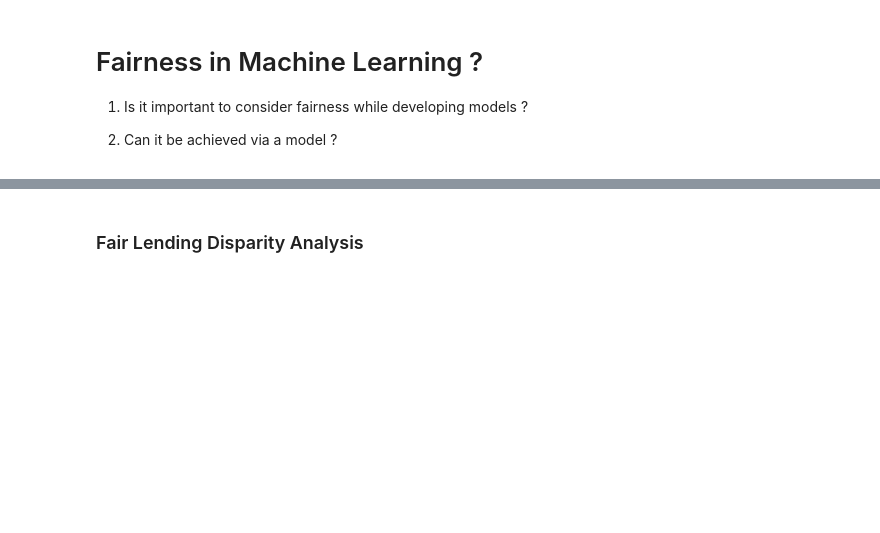
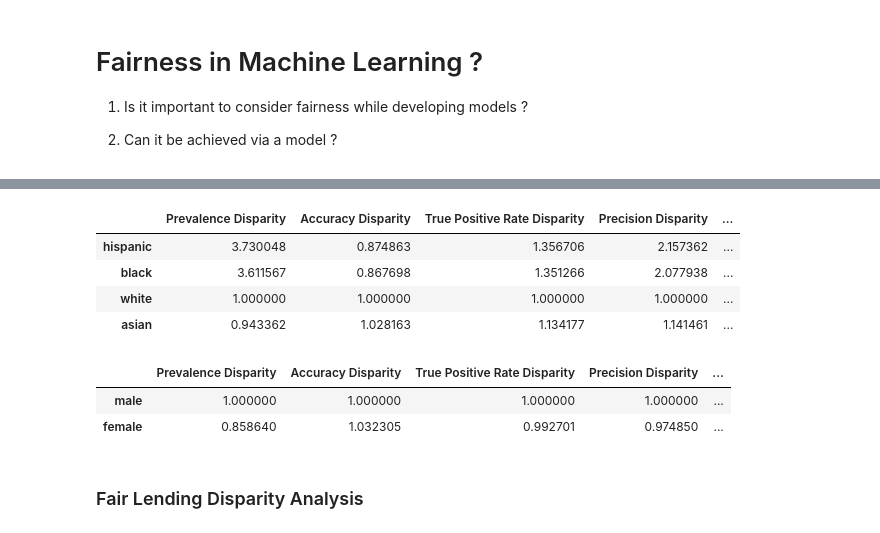
Before and after one commit to anilkumarpanda/fairness_cb, a Jupyter notebook: Testing_and_Remediating_Bias_constrained.ipynb, the cells around one changed output, grey strips where cells are left out. Cells and saved outputs as stored; diff of their text form; code cells hidden in the pictures; blank space fills up the shorter version.

```diff
--- a/Testing_and_Remediating_Bias_constrained.ipynb
+++ b/Testing_and_Remediating_Bias_constrained.ipynb
@@ -107,8 +118,11 @@ corr = pd.DataFrame(train[features + [target]].corr(method='spearman')[target]).
 
 def get_monotone_constraints(data, target, corr_threshold):
     """Calculate monotonic constraints.
+    Monotonic constraints help in explainability.
+    It enforces the model to maintain certain relationship.
 
-    Using a cutoff on Spearman correlation between features and target, return a tuple ready to pass into XGBoost.
+    Using a cutoff on Spearman correlation between features and target,
+    return a tuple ready to pass into XGBoost.
 
 
     Args:
@@ -233,7 +261,8 @@ ax.set_xlabel('Score Cutoff')
 # %%
 def get_confusion_matrix(frame, y, yhat, by=None, level=None, cutoff=0.5):
     """
-    Creates confusion matrix from pandas dataframe of y and yhat values, can be sliced by a variable and level.
+    Creates confusion matrix from pandas dataframe of y and yhat values,
+    can be sliced by a variable and level.
 
     Args:
         frame: Pandas dataframe of actual (y) and predicted (yhat) values.
@@ -396,15 +447,21 @@ race_confusion_metrics
 # %%
 # @title Confusion Matrix for Race Group : Highlight disparity
 
 race_disparity_frame = race_confusion_metrics/race_confusion_metrics.loc['white', :]
 race_disparity_frame.columns=[col + ' Disparity' for col in race_confusion_metrics.columns]
 
 # small utility function to format pandas table output
-def disparate_red(val, parity_threshold_low=0.8, parity_threshold_hi=1.25):
+def disparate_red(val, parity_threshold_low=0.8, parity_threshold_hi=1.20):
     color = 'grey' if (parity_threshold_low < val < parity_threshold_hi) else 'red'
     return 'color: %s' % color
 
 race_disparity_frame.style.applymap(disparate_red)
+# %% [output]
+|  | Prevalence Disparity | Accuracy Disparity | True Positive Rate Disparity | Precision Disparity | ... |
+| hispanic | 3.730048 | 0.874863 | 1.356706 | 2.157362 | ... |
+| black | 3.611567 | 0.867698 | 1.351266 | 2.077938 | ... |
+| white | 1.000000 | 1.000000 | 1.000000 | 1.000000 | ... |
+| asian | 0.943362 | 1.028163 | 1.134177 | 1.141461 | ... |
 # %%
 # @title Confusion Matrix for Gender Group : Highlight disparity
 
@@ -412,11 +469,15 @@ sex_disparity_frame = sex_confusion_metrics/sex_confusion_metrics.loc['male', :]
 sex_disparity_frame.columns=[col + ' Disparity' for col in sex_confusion_metrics.columns]
 
 # small utility function to format pandas table output
-def disparate_red(val, parity_threshold_low=0.8, parity_threshold_hi=1.25):
+def disparate_red(val, parity_threshold_low=0.8, parity_threshold_hi=1.20):
     color = 'grey' if (parity_threshold_low < val < parity_threshold_hi) else 'red'
     return 'color: %s' % color
 
 sex_disparity_frame.style.applymap(disparate_red)
+# %% [output]
+|  | Prevalence Disparity | Accuracy Disparity | True Positive Rate Disparity | Precision Disparity | ... |
+| male | 1.000000 | 1.000000 | 1.000000 | 1.000000 | ... |
+| female | 0.858640 | 1.032305 | 0.992701 | 0.974850 | ... |
 # %% [markdown]
 ### Fair Lending Disparity Analysis
 # %%
```
Also changed, not shown: parts of 27 cells of this notebook.
